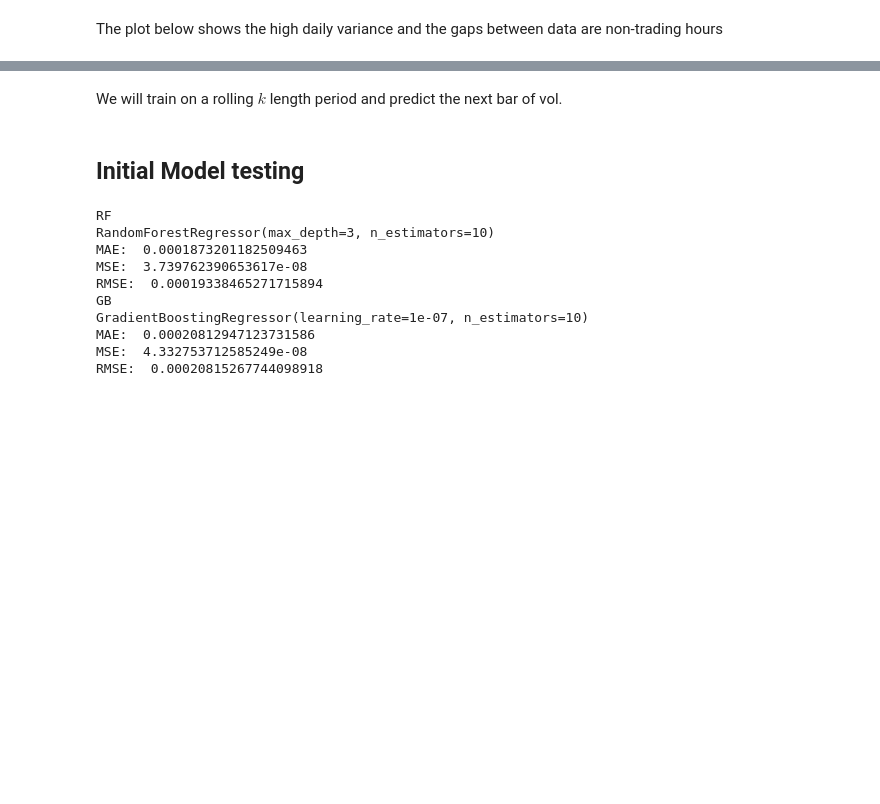
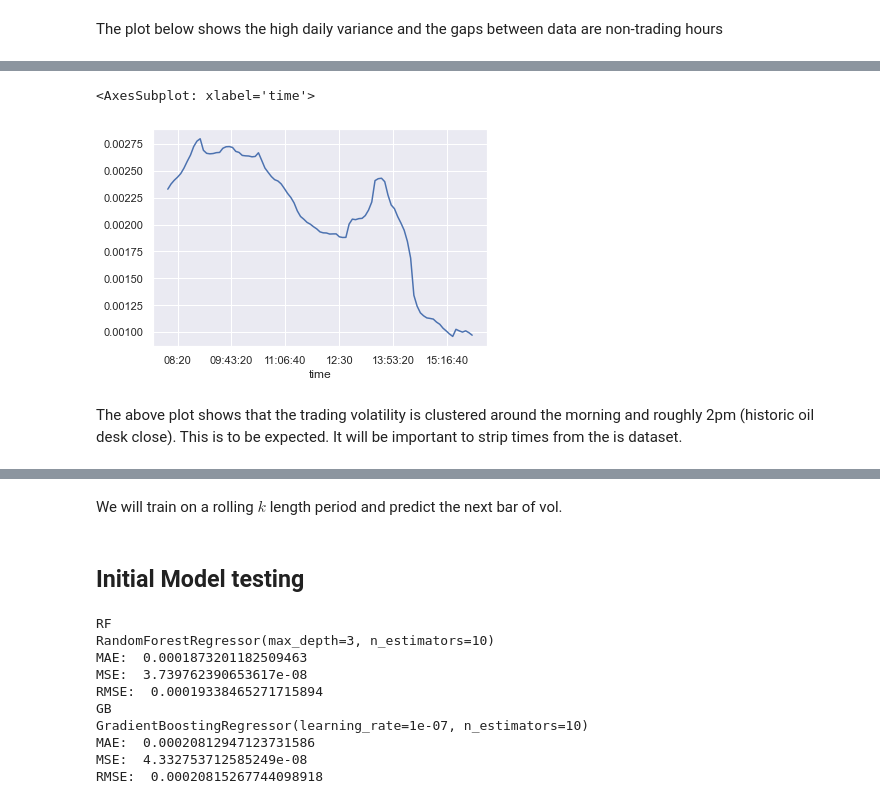
Before and after one commit to sorendunn/Forecasting-Realized-Volatility-for-Crude-Oil-Futures-with-High-Frequency-Data, a Jupyter notebook: Final Project.ipynb, the cells around one changed output, grey strips where cells are left out. Cells and saved outputs as stored; diff of their text form; code cells hidden in the pictures; blank space fills up the shorter version.

```diff
--- a/Final Project.ipynb
+++ b/Final Project.ipynb
@@ -236,0 +199,9 @@ plt.scatter(concat.index, concat)
+# %%
+time_dist = concat.groupby('time')[str(n)+'_oil_std'].mean()
+# %%
+time_dist.plot()
+# %% [output]
+<AxesSubplot: xlabel='time'>
+[figure, added]
+# %% [markdown]
+The above plot shows that the trading volatility is clustered around the morning and roughly 2pm (historic oil desk close).  This is to be expected.  It will be important to strip times from the is dataset.
```
Also changed, not shown: parts of 44 cells of this notebook.
